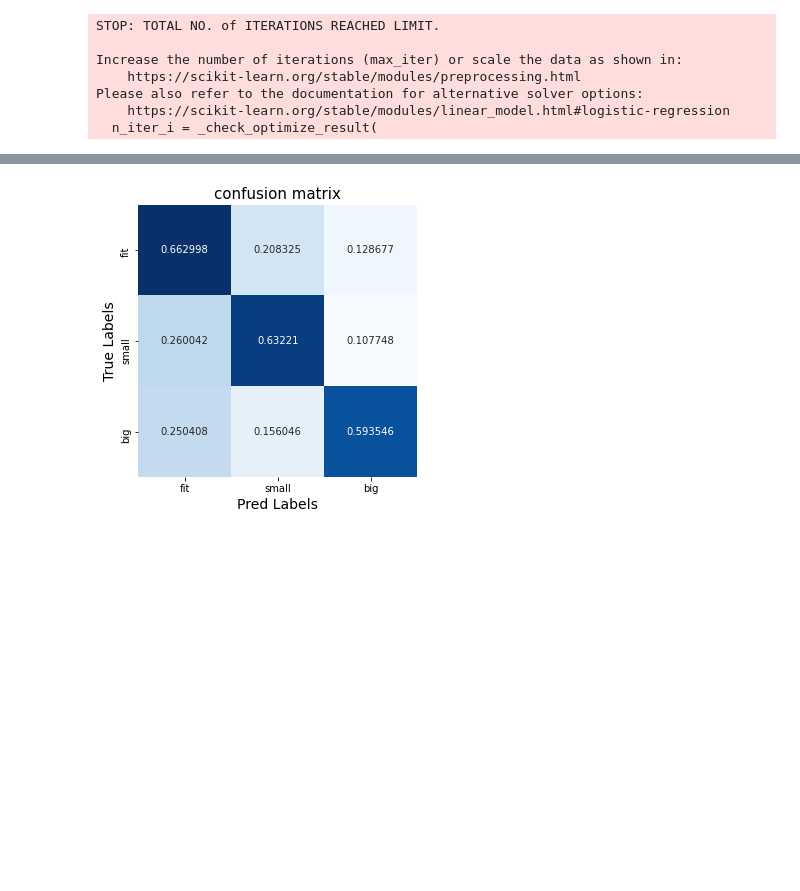
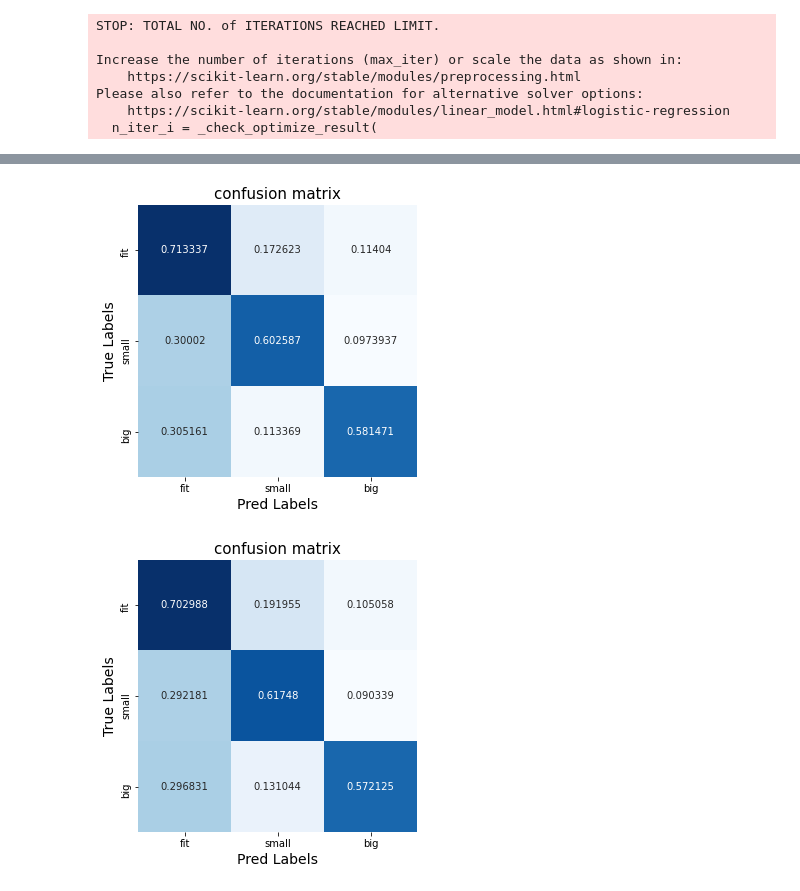
Before and after one commit to kwkarlwang/Clothing-Prediction, a Jupyter notebook: as2_cf-2.ipynb, the cells around one changed output, grey strips where cells are left out. Saved outputs shown, nothing was run; the diff lists cells and outputs as text; code cells hidden in the pictures; blank space fills up the shorter version.

```diff
--- a/as2_cf-2.ipynb
+++ b/as2_cf-2.ipynb
@@ -79,9 +79,9 @@ def tokenize_data_sets(dataset, n=1):
     return [as2_analysis.tokenize_paragraph(d, n=n,remove_stopwrods=True,stopwords=stop_words) for d in dataset]
 # %%
 # tokenize dataset
-fit_tokenized_all = tokenize_data_sets(fit_reviews_all_resample,n=2)
-small_tokenized_all = tokenize_data_sets(small_reviews_all,n=2)
-large_tokenized_all = tokenize_data_sets(large_reviews_all,n=2)
+fit_tokenized_all = tokenize_data_sets(fit_reviews_all_resample,n=1)
+small_tokenized_all = tokenize_data_sets(small_reviews_all,n=1)
+large_tokenized_all = tokenize_data_sets(large_reviews_all,n=1)
 # %%
 fit_word_count = as2_analysis.count_word_freq(fit_tokenized_all)
 small_word_count = as2_analysis.count_word_freq(small_tokenized_all)
@@ -317,6 +357,10 @@ Please also refer to the documentation for alternative solver options:
 # %%
-val_cm = as2_analysis.compute_confusion_matrix(y_valid,y_pred_nb,normalized=True)
+val_cm = as2_analysis.compute_confusion_matrix(y_valid,y_pred,normalized=True)
 # %%
 as2_plot.plot_cm(val_cm, ["fit","small","big"])
 # %% [output]
-[figure, old version]
+[figure, new version]
+# %%
+as2_plot.plot_cm(val_cm, ["fit","small","big"])
+# %% [output]
+[figure, added]
```
Also changed, not shown: parts of 7 cells of this notebook, 2 other files.
